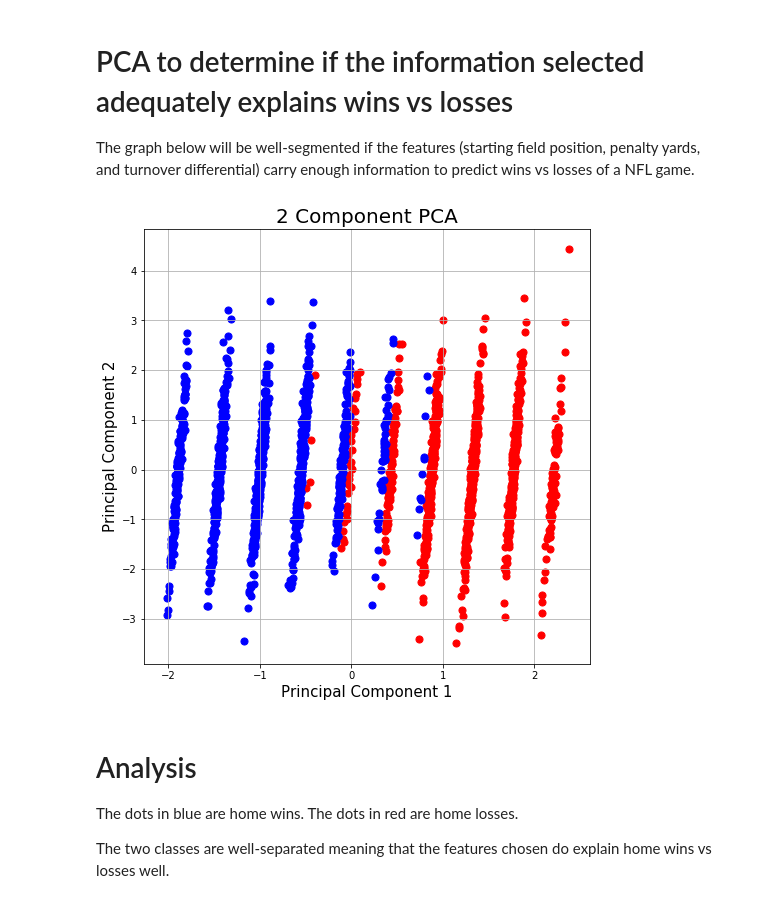
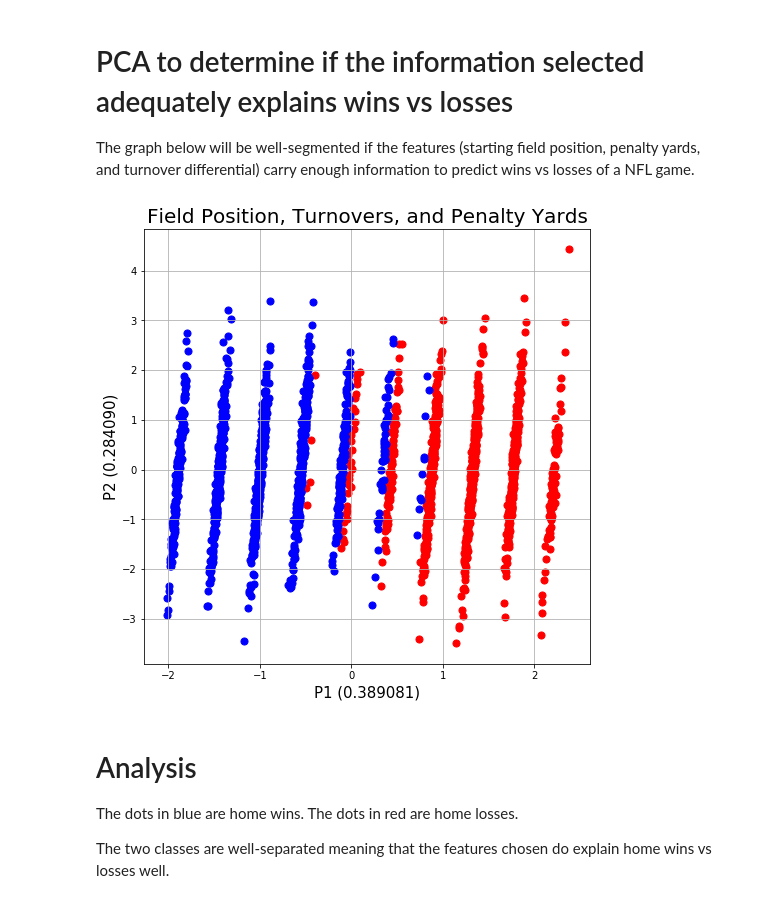
Before and after one commit to nrstott/nfldb_data_exploration, a Jupyter notebook: PCA.ipynb, the cells around one changed output. Drawn from its saved outputs; the diff is of its cells as text; code cells hidden in the pictures.

Commit message:
explain variance ratio

```diff
--- a/PCA.ipynb
+++ b/PCA.ipynb
@@ -110,21 +101,35 @@ home_wins = principal.loc[principal.home_win == 1]
+# %%
+def two_component_pca(features, labels):
+    pca = PCA(n_components=2)
+    principal_components = pca.fit_transform(x)
+    explained_variance_ratio = pca.fit(x).explained_variance_ratio_
+    df = pd.DataFrame(principal_components, columns = ['p1', 'p2'])
+    df['y'] = labels
+    return df, explained_variance_ratio
 # %%
+principal, explained_variance_ratio = two_component_pca(x, y)
+principal = principal.rename(columns={'y': 'home_win'})
+
+home_losses = principal.loc[principal.home_win == 0]
+home_wins = principal.loc[principal.home_win == 1]
+
 fig = plt.figure(figsize = (8,8))
 ax = fig.add_subplot(1,1,1)
-ax.set_xlabel('Principal Component 1', fontsize = 15)
-ax.set_ylabel('Principal Component 2', fontsize = 15)
-ax.set_title('2 Component PCA', fontsize = 20)
+ax.set_xlabel('P1 (%2f)' % explained_variance_ratio[0], fontsize = 15)
+ax.set_ylabel('P2 (%2f)' % explained_variance_ratio[1], fontsize = 15)
+ax.set_title('Field Position, Turnovers, and Penalty Yards', fontsize = 20)
 
-ax.scatter(home_losses.loc[:, 'principal component 1']
-               , home_losses.loc[:, 'principal component 2']
+ax.scatter(home_losses.loc[:, 'p1']
+               , home_losses.loc[:, 'p2']
                , c = 'r'
                , s = 50)
-ax.scatter(home_wins.loc[:, 'principal component 1']
-               , home_wins.loc[:, 'principal component 2']
+ax.scatter(home_wins.loc[:, 'p1']
+               , home_wins.loc[:, 'p2']
                , c = 'b'
                , s = 50)
 ax.grid()
 # %% [output]
-[figure, old version]
+[figure, new version]
 # %% [markdown]
 # Analysis
 
```
Also changed, not shown: parts of 1 cell of this notebook.
